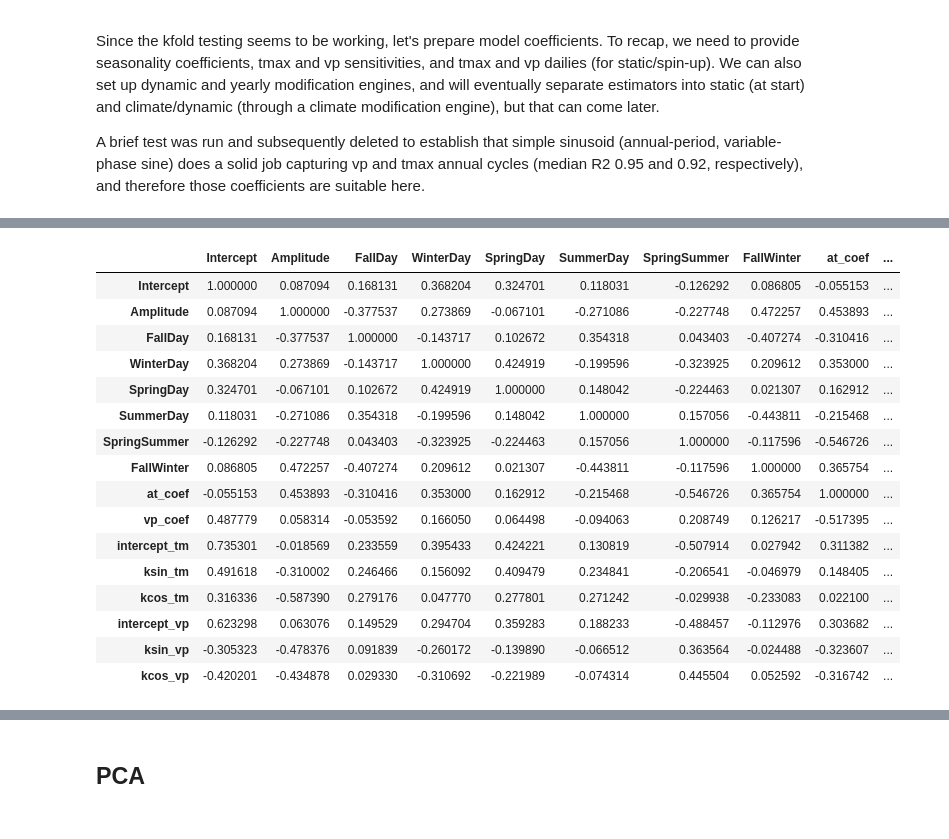
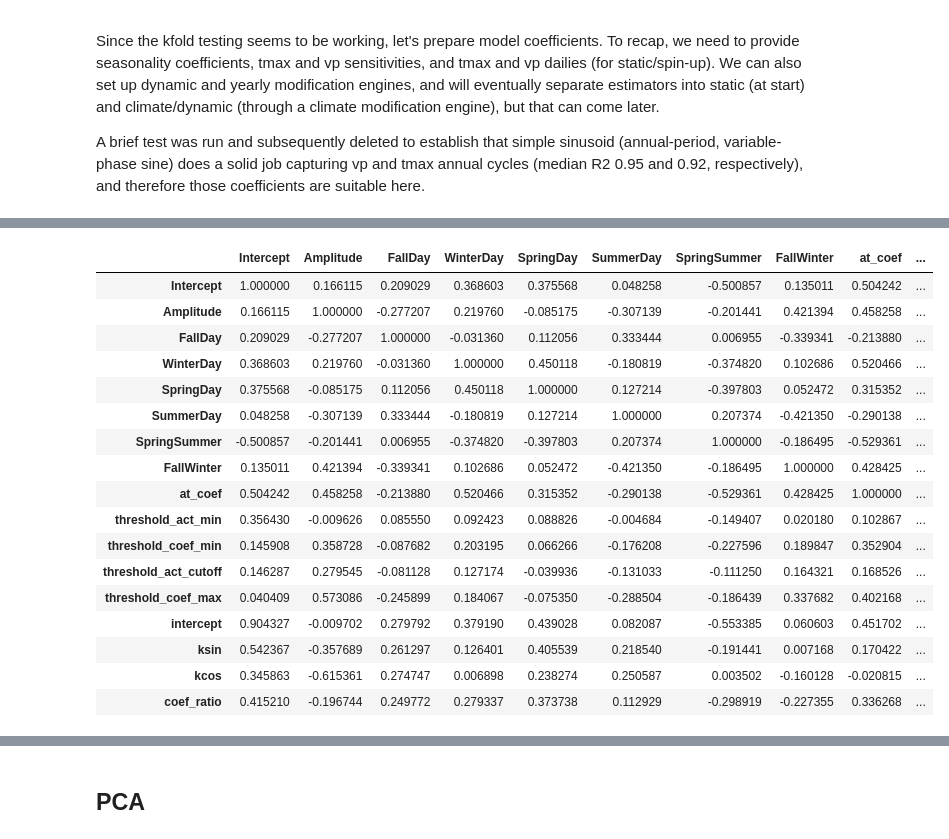
Before and after one commit to mines-ciroh/TempEst-NEWT, a Jupyter notebook: coefficient_est.ipynb, the cells around one changed output, grey strips where cells are left out. Drawn from its saved outputs; the diff is of its cells as text; code cells hidden in the pictures.

```diff
--- a/coefficient_est.ipynb
+++ b/coefficient_est.ipynb
@@ -101,8 +102,7 @@ A brief test was run and subsequently deleted to establish that simple sinusoid
 coefs = data.groupby("id").apply(lambda x: (
     pd.concat([
         Watershed.from_data(x).coefs_to_df().drop(columns=["R2", "RMSE"]),
-        statics.fit_simple_daily(x, "tmax", True).\
-        merge(statics.fit_simple_daily(x, "vp", True), how="cross", suffixes=("_tm", "_vp"))
+        statics.fit_simple_daily(x, "tmax", True)
     ], axis=1)
 ) if len(x[["day", "temperature"]].dropna()["day"].unique()) >= 181 else None, include_groups=False)
 coefs.index = coefs.index.get_level_values("id")
@@ -124 +124,4 @@ coefs
 923 rows × 16 columns
+# %%
+coefs["coef_ratio"] = coefs["threshold_coef_min"] / coefs["threshold_coef_max"]
+coefs.describe()
@@ -125,20 +158,21 @@ coefs
 # %%
-coefs.corr()
+coefs.corr("spearman")
 # %% [output]
 |  | Intercept | Amplitude | FallDay | WinterDay | SpringDay | SummerDay | SpringSummer | FallWinter | at_coef | ... |
-| Intercept | 1.000000 | 0.087094 | 0.168131 | 0.368204 | 0.324701 | 0.118031 | -0.126292 | 0.086805 | -0.055153 | ... |
-| Amplitude | 0.087094 | 1.000000 | -0.377537 | 0.273869 | -0.067101 | -0.271086 | -0.227748 | 0.472257 | 0.453893 | ... |
-| FallDay | 0.168131 | -0.377537 | 1.000000 | -0.143717 | 0.102672 | 0.354318 | 0.043403 | -0.407274 | -0.310416 | ... |
-| WinterDay | 0.368204 | 0.273869 | -0.143717 | 1.000000 | 0.424919 | -0.199596 | -0.323925 | 0.209612 | 0.353000 | ... |
-| SpringDay | 0.324701 | -0.067101 | 0.102672 | 0.424919 | 1.000000 | 0.148042 | -0.224463 | 0.021307 | 0.162912 | ... |
-| SummerDay | 0.118031 | -0.271086 | 0.354318 | -0.199596 | 0.148042 | 1.000000 | 0.157056 | -0.443811 | -0.215468 | ... |
-| SpringSummer | -0.126292 | -0.227748 | 0.043403 | -0.323925 | -0.224463 | 0.157056 | 1.000000 | -0.117596 | -0.546726 | ... |
-| FallWinter | 0.086805 | 0.472257 | -0.407274 | 0.209612 | 0.021307 | -0.443811 | -0.117596 | 1.000000 | 0.365754 | ... |
-| at_coef | -0.055153 | 0.453893 | -0.310416 | 0.353000 | 0.162912 | -0.215468 | -0.546726 | 0.365754 | 1.000000 | ... |
-| vp_coef | 0.487779 | 0.058314 | -0.053592 | 0.166050 | 0.064498 | -0.094063 | 0.208749 | 0.126217 | -0.517395 | ... |
-| intercept_tm | 0.735301 | -0.018569 | 0.233559 | 0.395433 | 0.424221 | 0.130819 | -0.507914 | 0.027942 | 0.311382 | ... |
-| ksin_tm | 0.491618 | -0.310002 | 0.246466 | 0.156092 | 0.409479 | 0.234841 | -0.206541 | -0.046979 | 0.148405 | ... |
-| kcos_tm | 0.316336 | -0.587390 | 0.279176 | 0.047770 | 0.277801 | 0.271242 | -0.029938 | -0.233083 | 0.022100 | ... |
-| intercept_vp | 0.623298 | 0.063076 | 0.149529 | 0.294704 | 0.359283 | 0.188233 | -0.488457 | -0.112976 | 0.303682 | ... |
-| ksin_vp | -0.305323 | -0.478376 | 0.091839 | -0.260172 | -0.139890 | -0.066512 | 0.363564 | -0.024488 | -0.323607 | ... |
-| kcos_vp | -0.420201 | -0.434878 | 0.029330 | -0.310692 | -0.221989 | -0.074314 | 0.445504 | 0.052592 | -0.316742 | ... |
+| Intercept | 1.000000 | 0.166115 | 0.209029 | 0.368603 | 0.375568 | 0.048258 | -0.500857 | 0.135011 | 0.504242 | ... |
+| Amplitude | 0.166115 | 1.000000 | -0.277207 | 0.219760 | -0.085175 | -0.307139 | -0.201441 | 0.421394 | 0.458258 | ... |
+| FallDay | 0.209029 | -0.277207 | 1.000000 | -0.031360 | 0.112056 | 0.333444 | 0.006955 | -0.339341 | -0.213880 | ... |
+| WinterDay | 0.368603 | 0.219760 | -0.031360 | 1.000000 | 0.450118 | -0.180819 | -0.374820 | 0.102686 | 0.520466 | ... |
+| SpringDay | 0.375568 | -0.085175 | 0.112056 | 0.450118 | 1.000000 | 0.127214 | -0.397803 | 0.052472 | 0.315352 | ... |
+| SummerDay | 0.048258 | -0.307139 | 0.333444 | -0.180819 | 0.127214 | 1.000000 | 0.207374 | -0.421350 | -0.290138 | ... |
+| SpringSummer | -0.500857 | -0.201441 | 0.006955 | -0.374820 | -0.397803 | 0.207374 | 1.000000 | -0.186495 | -0.529361 | ... |
+| FallWinter | 0.135011 | 0.421394 | -0.339341 | 0.102686 | 0.052472 | -0.421350 | -0.186495 | 1.000000 | 0.428425 | ... |
+| at_coef | 0.504242 | 0.458258 | -0.213880 | 0.520466 | 0.315352 | -0.290138 | -0.529361 | 0.428425 | 1.000000 | ... |
+| threshold_act_min | 0.356430 | -0.009626 | 0.085550 | 0.092423 | 0.088826 | -0.004684 | -0.149407 | 0.020180 | 0.102867 | ... |
+| threshold_coef_min | 0.145908 | 0.358728 | -0.087682 | 0.203195 | 0.066266 | -0.176208 | -0.227596 | 0.189847 | 0.352904 | ... |
+| threshold_act_cutoff | 0.146287 | 0.279545 | -0.081128 | 0.127174 | -0.039936 | -0.131033 | -0.111250 | 0.164321 | 0.168526 | ... |
+| threshold_coef_max | 0.040409 | 0.573086 | -0.245899 | 0.184067 | -0.075350 | -0.288504 | -0.186439 | 0.337682 | 0.402168 | ... |
+| intercept | 0.904327 | -0.009702 | 0.279792 | 0.379190 | 0.439028 | 0.082087 | -0.553385 | 0.060603 | 0.451702 | ... |
+| ksin | 0.542367 | -0.357689 | 0.261297 | 0.126401 | 0.405539 | 0.218540 | -0.191441 | 0.007168 | 0.170422 | ... |
+| kcos | 0.345863 | -0.615361 | 0.274747 | 0.006898 | 0.238274 | 0.250587 | 0.003502 | -0.160128 | -0.020815 | ... |
+| coef_ratio | 0.415210 | -0.196744 | 0.249772 | 0.279337 | 0.373738 | 0.112929 | -0.298919 | -0.227355 | 0.336268 | ... |
```
Also changed, not shown: parts of 40 cells of this notebook, 3 other files.
